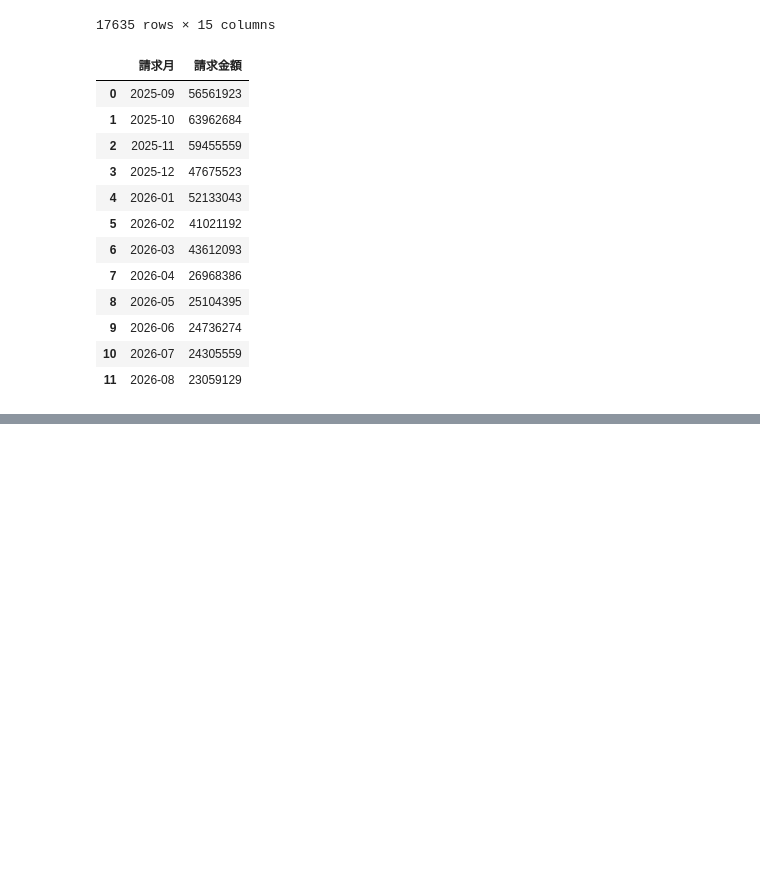
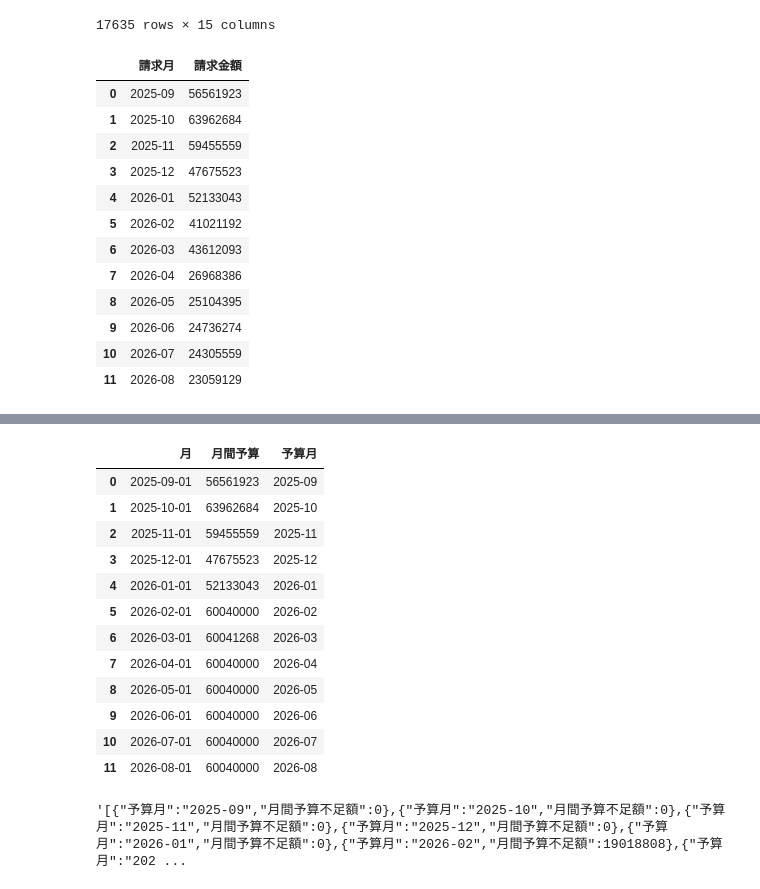
Before and after one commit to Zaid0418/python-basic-kadai, a Jupyter notebook: python-excel-kadai/work_flow/work_flow.ipynb, the cells around one changed output, grey strips where cells are left out. Saved outputs shown, nothing was run; the diff lists cells and outputs as text; code cells hidden in the pictures; blank space fills up the shorter version.

```diff
--- a/python-excel-kadai/work_flow/work_flow.ipynb
+++ b/python-excel-kadai/work_flow/work_flow.ipynb
@@ -104,3 +105,7 @@ df_all.groupby("請求月")["請求金額"].sum().reset_index()
 | 9 | 2026-06 | 24736274 |
 | 10 | 2026-07 | 24305559 |
 | 11 | 2026-08 | 23059129 |
+# %%
+import pandas as pd
+yosan = pd.read_excel("yosan_15.xlsx")
+yosan
@@ -106,0 +126,17 @@ df_all.groupby("請求月")["請求金額"].sum().reset_index()
+# %%
+yosan["予算月"] =pd.to_datetime( yosan["月"]).dt.to_period("M")
+yosan
+# %% [output]
+|  | 月 | 月間予算 | 予算月 |
+| 0 | 2025-09-01 | 56561923 | 2025-09 |
+| 1 | 2025-10-01 | 63962684 | 2025-10 |
+| 2 | 2025-11-01 | 59455559 | 2025-11 |
+| 3 | 2025-12-01 | 47675523 | 2025-12 |
+| 4 | 2026-01-01 | 52133043 | 2026-01 |
+| 5 | 2026-02-01 | 60040000 | 2026-02 |
+| 6 | 2026-03-01 | 60041268 | 2026-03 |
+| 7 | 2026-04-01 | 60040000 | 2026-04 |
+| 8 | 2026-05-01 | 60040000 | 2026-05 |
+| 9 | 2026-06-01 | 60040000 | 2026-06 |
+| 10 | 2026-07-01 | 60040000 | 2026-07 |
+| 11 | 2026-08-01 | 60040000 | 2026-08 |
@@ -106,0 +149,7 @@ df_all.groupby("請求月")["請求金額"].sum().reset_index()
+# %%
+merged_df["月間予算不足額"] = merged_df["月間予算"] - merged_df["請求金額"]
+merged_df["予算月"] = merged_df["予算月"].astype(str)
+json_str = merged_df[["予算月","月間予算不足額"]].to_json(orient='records', force_ascii=False)  # force_ascii=False で日本語をそのまま出力
+json_str
+# %% [output]
+'[{"予算月":"2025-09","月間予算不足額":0},{"予算月":"2025-10","月間予算不足額":0},{"予算月":"2025-11","月間予算不足額":0},{"予算月":"2025-12","月間予算不足額":0},{"予算月":"2026-01","月間予算不足額":0},{"予算月":"2026-02","月間予算不足額":19018808},{"予算月":"202 ...
```
Also changed, not shown: parts of 7 cells of this notebook, 3 other files.
